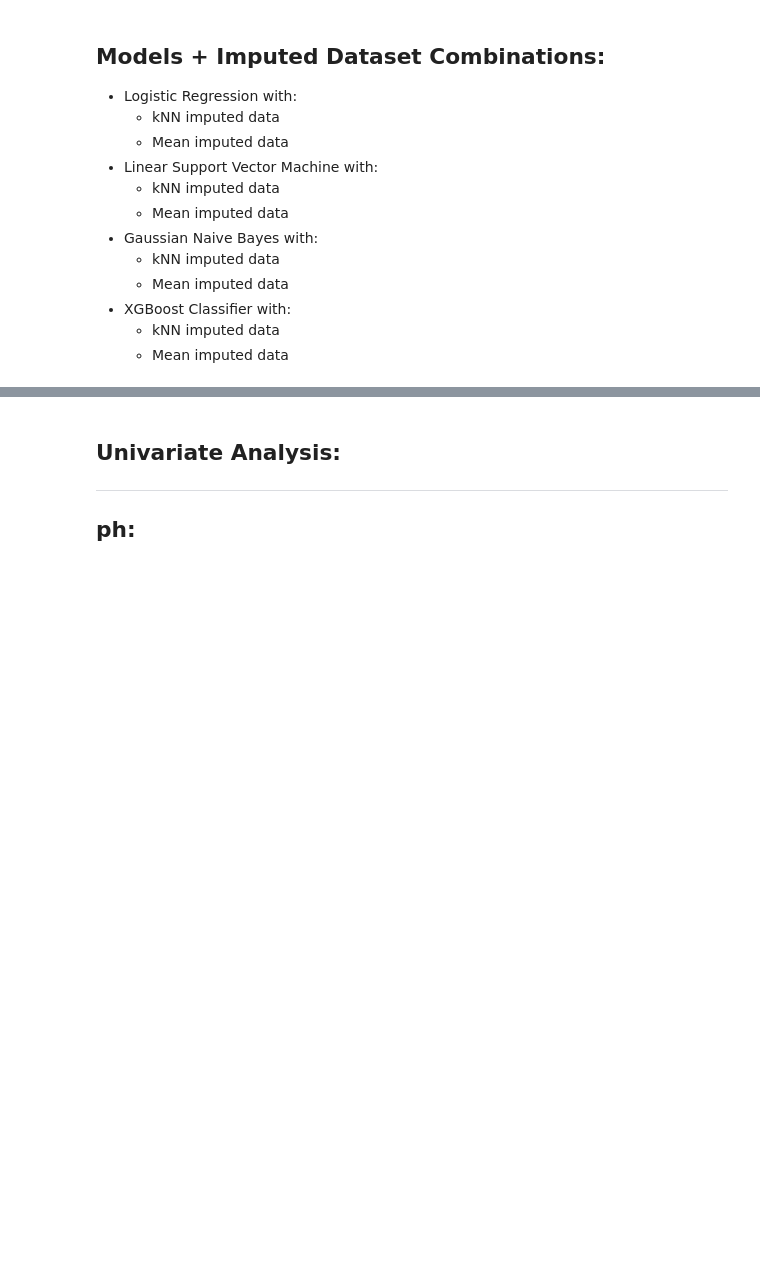
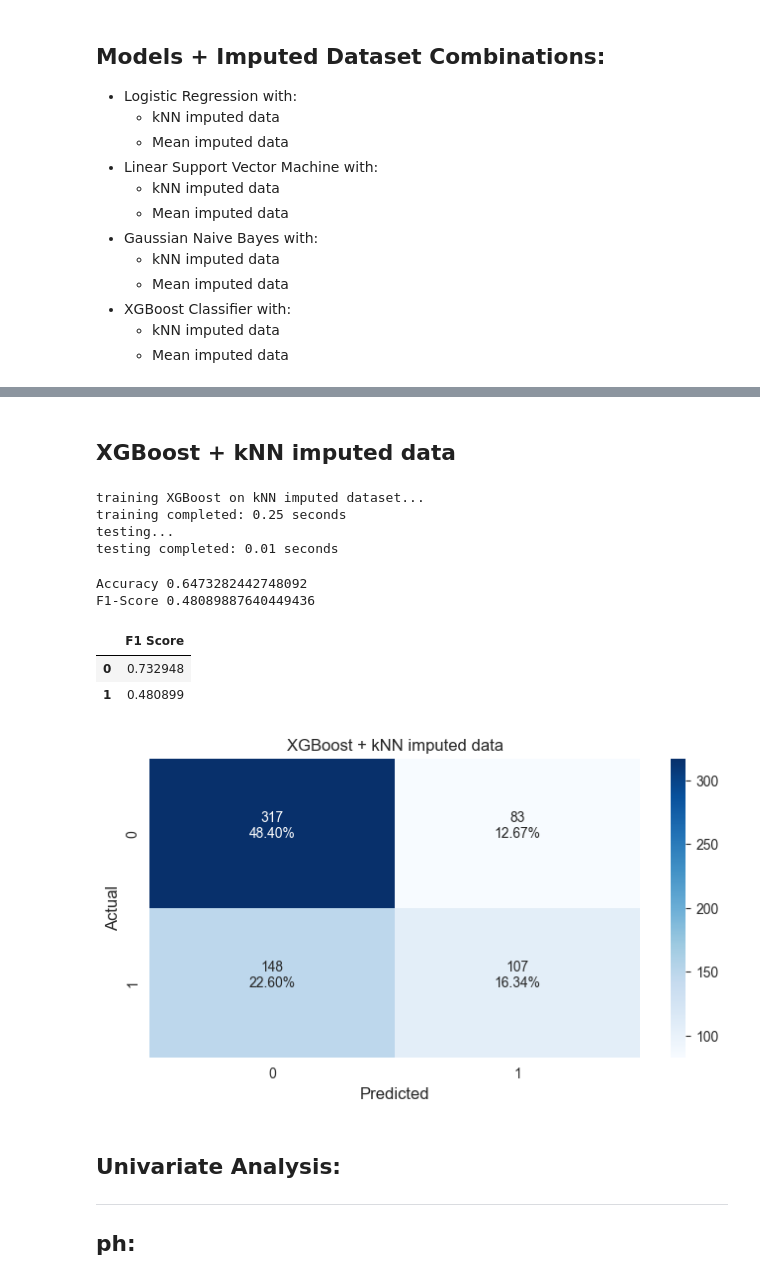
Before and after one commit to leoAshu/water-quality-assessment, a Jupyter notebook: notebooks/eda_master.ipynb, the cells around one changed output, grey strips where cells are left out. Drawn from its saved outputs; the diff is of its cells as text; code cells hidden in the pictures; blank space fills up the shorter version.

Commit message:
trains and tests xgboost on knn imputed data

```diff
--- a/notebooks/eda_master.ipynb
+++ b/notebooks/eda_master.ipynb
@@ -593,3 +593,63 @@ F1-Score 0.0
+# %% [markdown]
+## XGBoost + kNN imputed data
+# %%
+# train and test XGBoost classifier
+# XGBoost + knn-imputed data
+# instantiate XGBoost model
+model = XGBClassifier()
+
+# training start
+print('training XGBoost on kNN imputed dataset...')
+start_time = time.time()
+
+# fit the imputer to the train set
+model.fit(X_knn_train, y_train.values.ravel())
+
+# training end
+end_time = time.time()
+print('training completed:', '{:.2f}'.format(end_time - start_time), 'seconds')
+
+# testing start
+print('testing...')
+start_time = time.time()
+
+# make predictions on validation set
+y_pred = model.predict(X_knn_valid)
+
+# testing end
+end_time = time.time()
+print('testing completed:', '{:.2f}'.format(end_time - start_time), 'seconds')
+# %% [output]
+training XGBoost on kNN imputed dataset...
+training completed: 0.25 seconds
+testing...
+testing completed: 0.01 seconds
+# %%
+# results: XGBoost + knn-imputed dataset
+# accuracy
+print('Accuracy', accuracy_score(y_valid, y_pred))
+
+# f1 score
+print('F1-Score', f1_score(y_valid, y_pred))
+
+# class label-wise f1 score
+# 0 - Not Phishing
+# 1 - Phishing
+display(pd.DataFrame(np.asarray(f1_score(y_valid, y_pred, average=None)).T, columns=['F1 Score'], index=['0', '1']))
+
+# confusion matrix
+# plot heatmap
+plot_confusion_matrix(
+    confusion_matrix(y_valid.values.ravel(), y_pred),
+    'XGBoost + kNN imputed data'
+)
+# %% [output]
+Accuracy 0.6473282442748092
+F1-Score 0.48089887640449436
+|  | F1 Score |
+| 0 | 0.732948 |
+| 1 | 0.480899 |
+[figure, added]
 # %% [markdown]
 ## Univariate Analysis:
 ---
```
Also changed, not shown: parts of 14 cells of this notebook.
